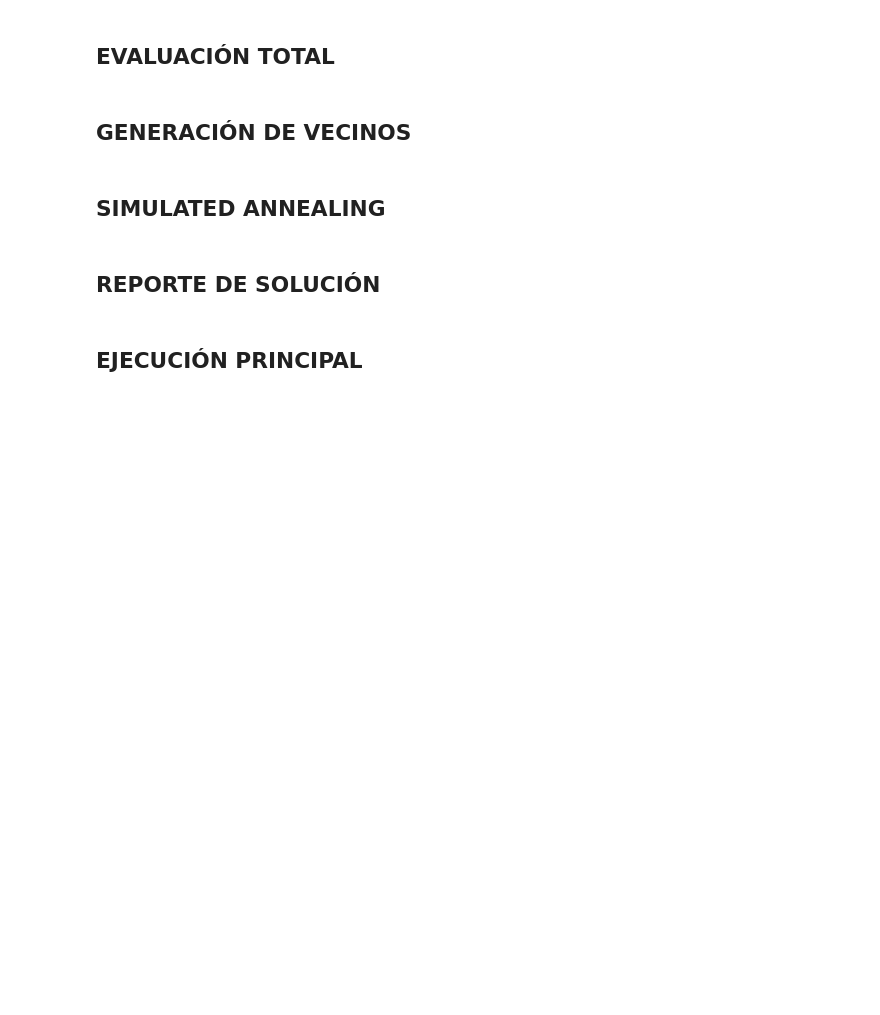
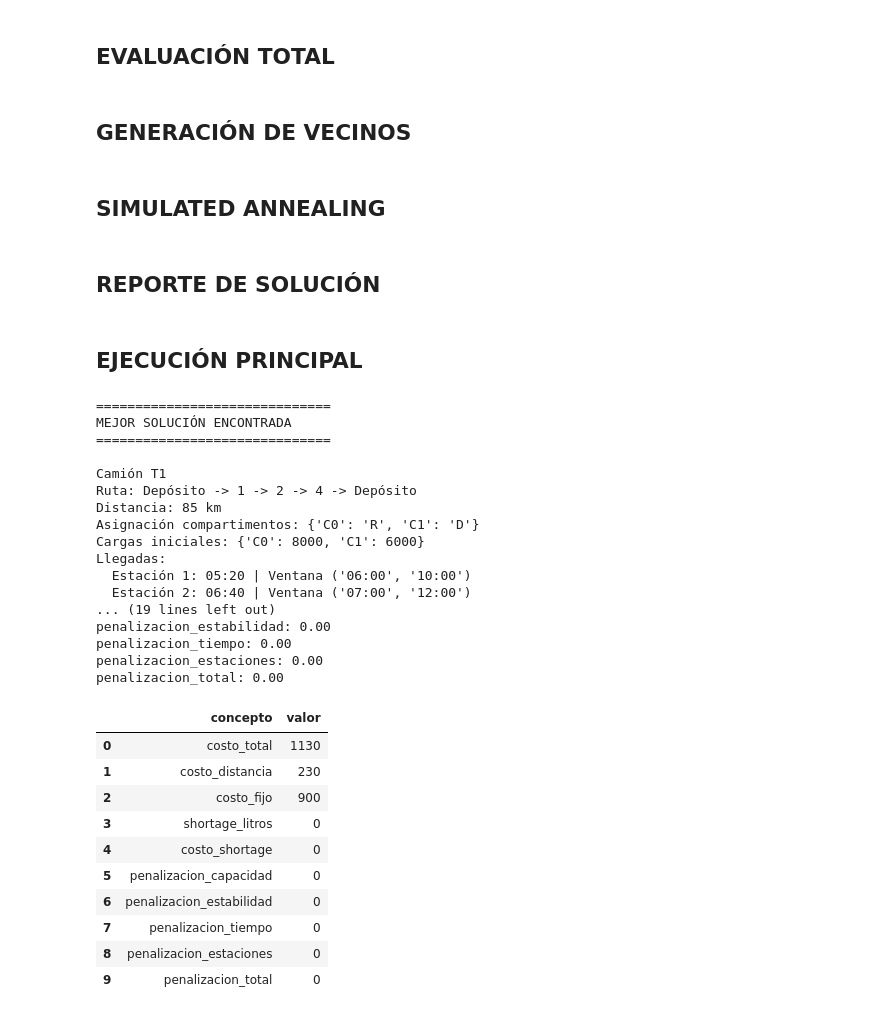
Before and after one commit to 1xMxtixs/solemne-2, a Jupyter notebook: simulated_annealing_combustibles.ipynb, the cells around one changed output. Cells and saved outputs as stored; diff of their text form; code cells hidden in the pictures; blank space fills up the shorter version.

```diff
--- a/simulated_annealing_combustibles.ipynb
+++ b/simulated_annealing_combustibles.ipynb
@@ -576,20 +586,49 @@ def imprimir_solucion(solucion: Dict[str, Any], evaluacion: Dict[str, float]) ->
 # %%
 solucion_inicial = generar_solucion_inicial()
 
-mejor_solucion, mejor_eval = simulated_annealing(
+mejor_solucion, mejor_eval, historial = simulated_annealing(
     solucion_inicial=solucion_inicial,
     temperatura_inicial=1000,
     temperatura_final=0.01,
     alpha=0.95,
     iteraciones_por_temperatura=100,
     semilla=42
 )
 
 imprimir_solucion(mejor_solucion, mejor_eval)
 
 # Tabla de costos visible en el notebook
 try:
     import pandas as pd
     display(pd.DataFrame(mejor_eval.items(), columns=["concepto", "valor"]))
 except ImportError:
     mejor_eval
+# %% [output]
+==============================
+MEJOR SOLUCIÓN ENCONTRADA
+==============================
+
+Camión T1
+Ruta: Depósito -> 1 -> 2 -> 4 -> Depósito
+Distancia: 85 km
+Asignación compartimentos: {'C0': 'R', 'C1': 'D'}
+Cargas iniciales: {'C0': 8000, 'C1': 6000}
+Llegadas:
+  Estación 1: 05:20 | Ventana ('06:00', '10:00')
+  Estación 2: 06:40 | Ventana ('07:00', '12:00')
+... (19 lines left out)
+penalizacion_estabilidad: 0.00
+penalizacion_tiempo: 0.00
+penalizacion_estaciones: 0.00
+penalizacion_total: 0.00
+|  | concepto | valor |
+| 0 | costo_total | 1130 |
+| 1 | costo_distancia | 230 |
+| 2 | costo_fijo | 900 |
+| 3 | shortage_litros | 0 |
+| 4 | costo_shortage | 0 |
+| 5 | penalizacion_capacidad | 0 |
+| 6 | penalizacion_estabilidad | 0 |
+| 7 | penalizacion_tiempo | 0 |
+| 8 | penalizacion_estaciones | 0 |
+| 9 | penalizacion_total | 0 |
```
Also changed, not shown: parts of 8 cells of this notebook, 1 other file.
